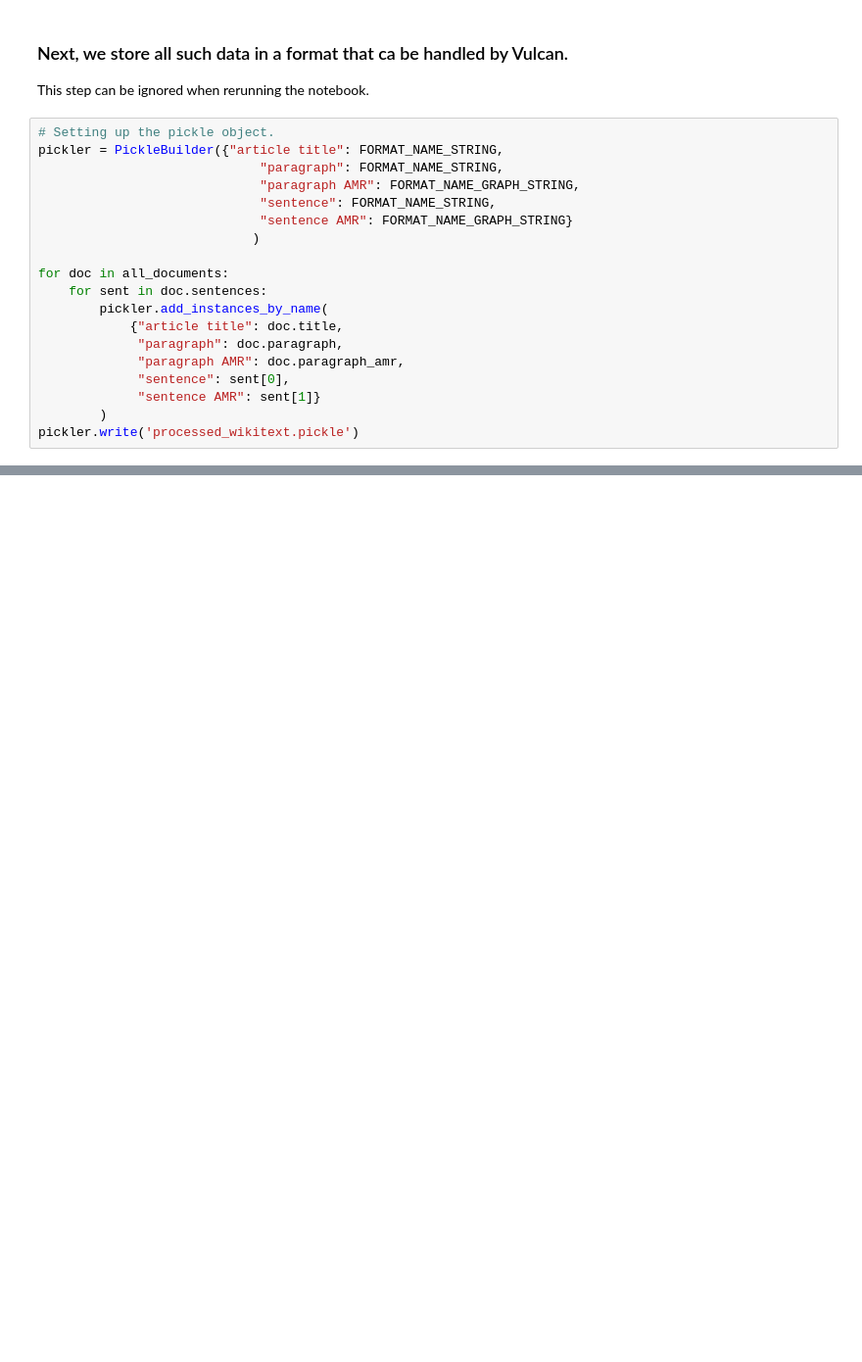
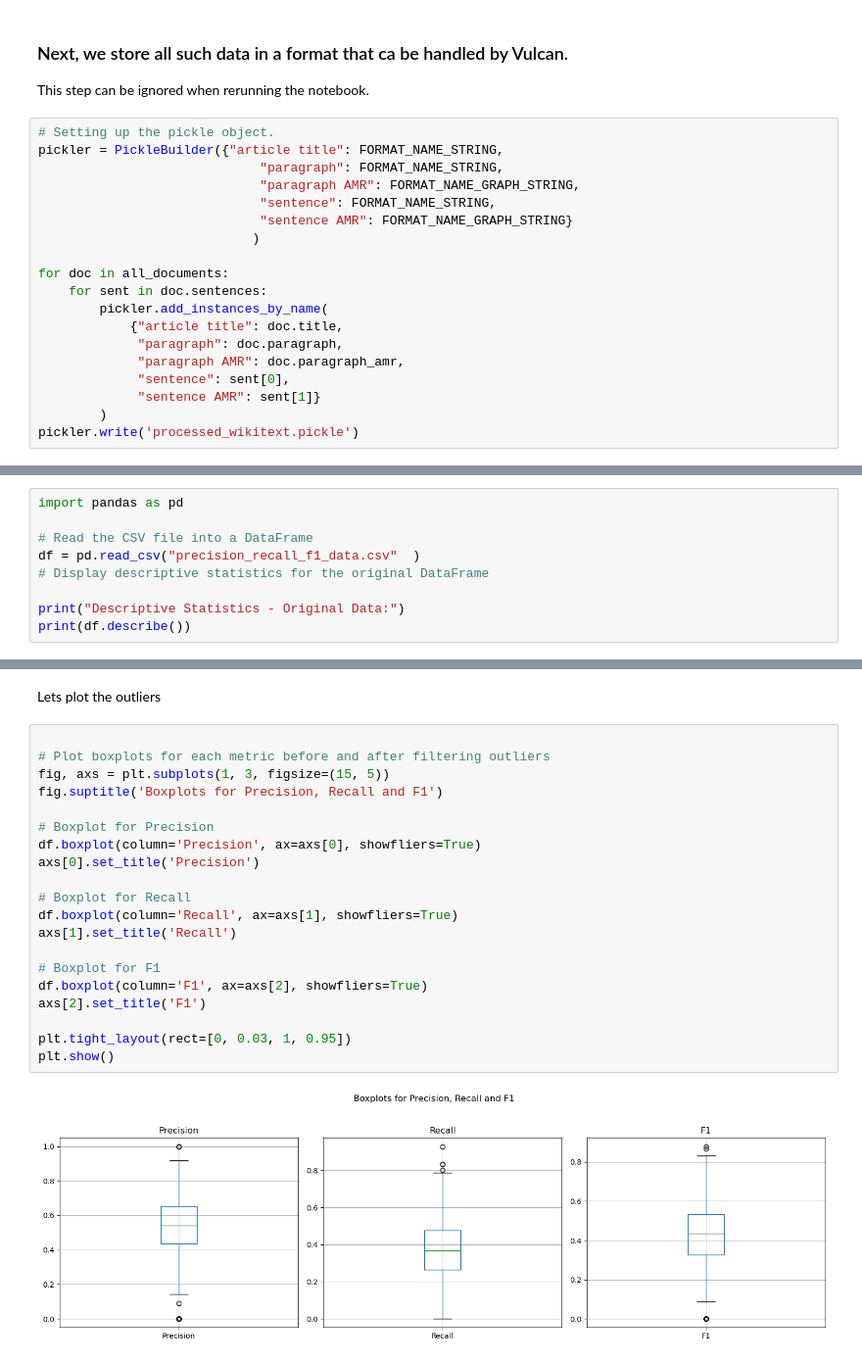
Before and after one commit to RicSpi/AMR2KG, a Jupyter notebook: Thesis_Clean.ipynb, the cells around one changed output, grey strips where cells are left out. Shown at 98% size. Saved outputs shown, nothing was run; the diff lists cells and outputs as text; blank space fills up the shorter version.

```diff
--- a/Thesis_Clean.ipynb
+++ b/Thesis_Clean.ipynb
@@ -560,0 +359,9 @@ for row in results:
+# %%
+import pandas as pd
+
+# Read the CSV file into a DataFrame
+df = pd.read_csv("precision_recall_f1_data.csv"  )
+# Display descriptive statistics for the original DataFrame
+
+print("Descriptive Statistics - Original Data:")
+print(df.describe())
@@ -560,0 +474,24 @@ for row in results:
+# %% [markdown]
+Lets plot the outliers
+# %%
+
+# Plot boxplots for each metric before and after filtering outliers
+fig, axs = plt.subplots(1, 3, figsize=(15, 5))
+fig.suptitle('Boxplots for Precision, Recall and F1')
+
+# Boxplot for Precision
+df.boxplot(column='Precision', ax=axs[0], showfliers=True)
+axs[0].set_title('Precision')
+
+# Boxplot for Recall
+df.boxplot(column='Recall', ax=axs[1], showfliers=True)
+axs[1].set_title('Recall')
+
+# Boxplot for F1
+df.boxplot(column='F1', ax=axs[2], showfliers=True)
+axs[2].set_title('F1')
+
+plt.tight_layout(rect=[0, 0.03, 1, 0.95])
+plt.show()
+# %% [output]
+[figure, added]
```
Also changed, not shown: parts of 39 cells of this notebook, 7 other files.
